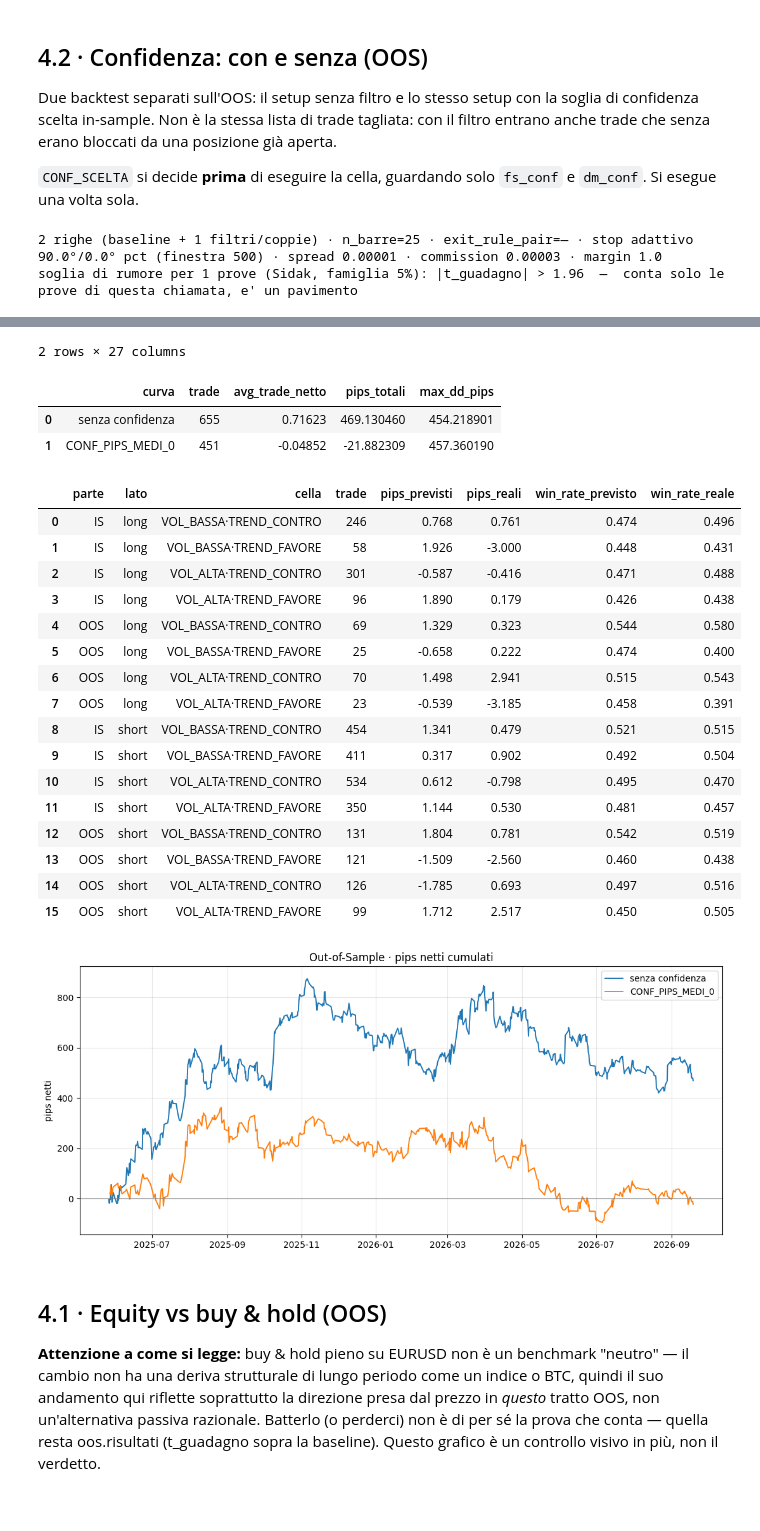
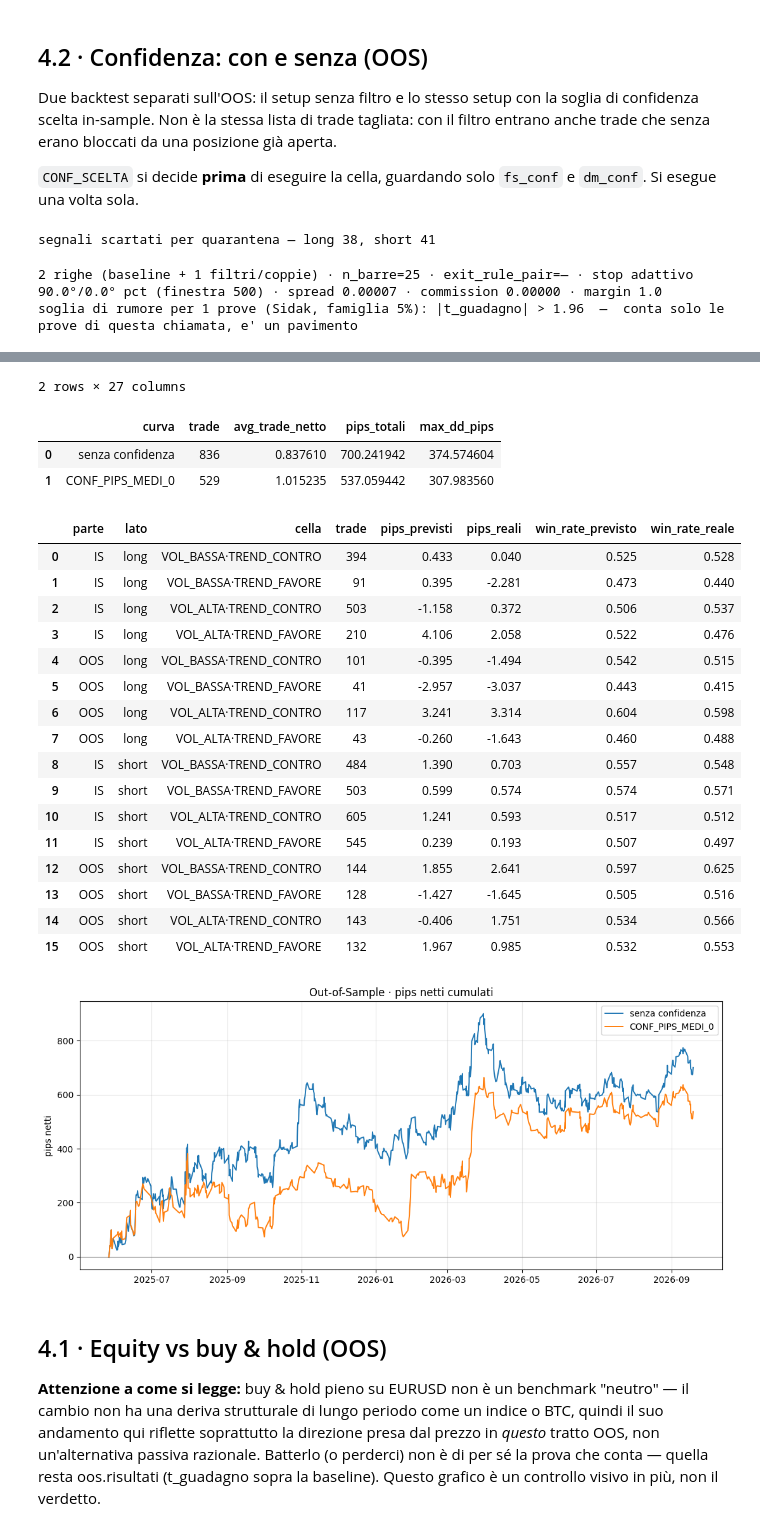
Before and after one commit to matti410/Trading-System-Creator_V4, a Jupyter notebook: Trading_Grid_Search_v4_backtesting.ipynb, the cells around one changed output, grey strips where cells are left out. Saved outputs shown, nothing was run; the diff lists cells and outputs as text; code cells hidden in the pictures.

```diff
--- a/Trading_Grid_Search_v4_backtesting.ipynb
+++ b/Trading_Grid_Search_v4_backtesting.ipynb
@@ -173,0 +149,18 @@ EURUSD  [forex]  conto in USD
+# %%
+CASH = 10_000_000     # capitale del backtest: deve superare il prezzo di UNA unita'.
+                      # I pips per trade non dipendono da CASH.
+
+# Conto IC Markets Standard (quello del demo): nessuna commissione, il costo e'
+# tutto nello spread. Valori in pips, una riga per symbol.
+SPREAD_PIPS          = {"EURUSD": 0.8}    # spread normale, da listino
+SPREAD_ROLLOVER_PIPS = {"EURUSD": 1.5}    # spread nel rollover: STIMA, da correggere
+                                          # leggendolo in MT5 verso le 23:00 italiane
+if symbol not in SPREAD_PIPS:
+    raise ValueError(f"Manca lo spread di {symbol}: aggiungi una riga a SPREAD_PIPS "
+                     "e a SPREAD_ROLLOVER_PIPS.")
+
+costi = parametri_backtest(symbol, bars=df, valuta_conto="USD", usa_mt5=False,
+                           spread_pips=SPREAD_PIPS[symbol], commissione_rt=0.0)
+costi["cash"] = CASH                                          # ogni **costi passa anche il capitale
+costi["spread_rollover_pips"] = SPREAD_ROLLOVER_PIPS[symbol]  # ... e lo spread del rollover
+costi   # -> {'spread': ..., 'commission': 0.0, 'cash': ..., 'spread_rollover_pips': ...}
@@ -568,7 +576,7 @@ fs = run_filter_search_bt(
     n_barre=H,
     filtri=filtri_da_provare,
     perc_sl=90.0, perc_tp=0.0, **costi, min_trades_giudizio=100,
-    p_max=5.0, alpha=0.05
+    p_max=5.0, alpha=0.05, inverti_su_opposto=True
 )
 fs.top(10)
 # %% [output]
@@ -719,7 +728,7 @@ segnale non si trada.
 base_completa = run_filter_search_bt(
     df, entry_long=entry_long_cong, entry_short=entry_short_cong,
     exit_rule_pair=fs.exit_rule_pair, n_barre=fs.n_barre, filtri=[],
-    perc_sl=90.0, perc_tp=0.0, **costi, verbose=False)
+    perc_sl=90.0, perc_tp=0.0, **costi, inverti_su_opposto=True, verbose=False)
 esiti = esiti_trade(base_completa.trades(), df, fs.pip_size, costi["commission"])
 
 # 2. la confidenza barra per barra, per ciascun lato attivo
@@ -762,7 +771,7 @@ fs_conf = run_filter_search_bt(
     exit_rule_pair=fs.exit_rule_pair, n_barre=fs.n_barre,
     filtri=filtri_conf,
     perc_sl=90.0, perc_tp=0.0, **costi, min_trades_giudizio=100,
-    p_max=5.0, alpha=0.05)
+    p_max=5.0, alpha=0.05, inverti_su_opposto=True)
 fs_conf.top(10)
 # %% [output]
 setup della tabella: long = OR(E11_INVERTED_HAMMER|E1_RSI_CROSS_OVERSOLD)+CONF_NOTA · short = OR(E4_SHORT_EMA_CROSS_DOWN|E9_SHORT_CLOSING_PATTERN_ONLY_II)+CONF_NOTA
@@ -871,7 +882,7 @@ oos_conf = run_filter_search_bt(
     exit_rule_pair=fs.exit_rule_pair, n_barre=fs.n_barre,
     filtri=filtri_conf_oos,
     perc_sl=90.0, perc_tp=0.0, finestra=500, lag=1,
-    **costi, margin=1.0, min_trades=fs.min_trades)
+    **costi, margin=1.0, min_trades=fs.min_trades, inverti_su_opposto=True)
 display(oos_conf.risultati)
 
 ax, tabella_conf = plot_oos_confidenza(oos_conf.trades(), oos_conf.trades(CONF_SCELTA),
@@ -882,6 +893,7 @@ display(tabella_conf)
 report_calibrazione(esiti, df, split=df_oos.index[0], conf_long=conf_long,
                     conf_short=conf_short, mostra_oos=True).round(3)
 # %% [output]
-2 righe (baseline + 1 filtri/coppie) · n_barre=25 · exit_rule_pair=— · stop adattivo 90.0°/0.0° pct (finestra 500) · spread 0.00001 · commission 0.00003 · margin 1.0
-soglia di rumore per 1 prove (Sidak, famiglia 5%): |t_guadagno| > 1.96  —  conta solo le prove di questa chiamata, e' un pavimento
+segnali scartati per quarantena — long 38, short 41
+2 righe (baseline + 1 filtri/coppie) · n_barre=25 · exit_rule_pair=— · stop adattivo 90.0°/0.0° pct (finestra 500) · spread 0.00007 · commission 0.00000 · margin 1.0
+soglia di rumore per 1 prove (Sidak, famiglia 5%): |t_guadagno| > 1.96  —  conta solo le prove di questa chiamata, e' un pavimento
 |  | filtro | filtro_long | filtro_short | trades | pnl_pct | sharpe | max_dd_pct | win_rate_pct | ... |
@@ -890,25 +902,25 @@ soglia di rumore per 1 prove (Sidak, famiglia 5%): |t_guadagno| > 1.96  —  con
-2 rows × 27 columns
+2 rows × 27 columns
 |  | curva | trade | avg_trade_netto | pips_totali | max_dd_pips |
-| 0 | senza confidenza | 655 | 0.71623 | 469.130460 | 454.218901 |
-| 1 | CONF_PIPS_MEDI_0 | 451 | -0.04852 | -21.882309 | 457.360190 |
+| 0 | senza confidenza | 836 | 0.837610 | 700.241942 | 374.574604 |
+| 1 | CONF_PIPS_MEDI_0 | 529 | 1.015235 | 537.059442 | 307.983560 |
 |  | parte | lato | cella | trade | pips_previsti | pips_reali | win_rate_previsto | win_rate_reale |
-| 0 | IS | long | VOL_BASSA·TREND_CONTRO | 246 | 0.768 | 0.761 | 0.474 | 0.496 |
-| 1 | IS | long | VOL_BASSA·TREND_FAVORE | 58 | 1.926 | -3.000 | 0.448 | 0.431 |
-| 2 | IS | long | VOL_ALTA·TREND_CONTRO | 301 | -0.587 | -0.416 | 0.471 | 0.488 |
-| 3 | IS | long | VOL_ALTA·TREND_FAVORE | 96 | 1.890 | 0.179 | 0.426 | 0.438 |
-| 4 | OOS | long | VOL_BASSA·TREND_CONTRO | 69 | 1.329 | 0.323 | 0.544 | 0.580 |
-| 5 | OOS | long | VOL_BASSA·TREND_FAVORE | 25 | -0.658 | 0.222 | 0.474 | 0.400 |
-| 6 | OOS | long | VOL_ALTA·TREND_CONTRO | 70 | 1.498 | 2.941 | 0.515 | 0.543 |
-| 7 | OOS | long | VOL_ALTA·TREND_FAVORE | 23 | -0.539 | -3.185 | 0.458 | 0.391 |
-| 8 | IS | short | VOL_BASSA·TREND_CONTRO | 454 | 1.341 | 0.479 | 0.521 | 0.515 |
-| 9 | IS | short | VOL_BASSA·TREND_FAVORE | 411 | 0.317 | 0.902 | 0.492 | 0.504 |
-| 10 | IS | short | VOL_ALTA·TREND_CONTRO | 534 | 0.612 | -0.798 | 0.495 | 0.470 |
-| 11 | IS | short | VOL_ALTA·TREND_FAVORE | 350 | 1.144 | 0.530 | 0.481 | 0.457 |
-| 12 | OOS | short | VOL_BASSA·TREND_CONTRO | 131 | 1.804 | 0.781 | 0.542 | 0.519 |
-| 13 | OOS | short | VOL_BASSA·TREND_FAVORE | 121 | -1.509 | -2.560 | 0.460 | 0.438 |
-| 14 | OOS | short | VOL_ALTA·TREND_CONTRO | 126 | -1.785 | 0.693 | 0.497 | 0.516 |
-| 15 | OOS | short | VOL_ALTA·TREND_FAVORE | 99 | 1.712 | 2.517 | 0.450 | 0.505 |
+| 0 | IS | long | VOL_BASSA·TREND_CONTRO | 394 | 0.433 | 0.040 | 0.525 | 0.528 |
+| 1 | IS | long | VOL_BASSA·TREND_FAVORE | 91 | 0.395 | -2.281 | 0.473 | 0.440 |
+| 2 | IS | long | VOL_ALTA·TREND_CONTRO | 503 | -1.158 | 0.372 | 0.506 | 0.537 |
+| 3 | IS | long | VOL_ALTA·TREND_FAVORE | 210 | 4.106 | 2.058 | 0.522 | 0.476 |
+| 4 | OOS | long | VOL_BASSA·TREND_CONTRO | 101 | -0.395 | -1.494 | 0.542 | 0.515 |
+| 5 | OOS | long | VOL_BASSA·TREND_FAVORE | 41 | -2.957 | -3.037 | 0.443 | 0.415 |
+| 6 | OOS | long | VOL_ALTA·TREND_CONTRO | 117 | 3.241 | 3.314 | 0.604 | 0.598 |
+| 7 | OOS | long | VOL_ALTA·TREND_FAVORE | 43 | -0.260 | -1.643 | 0.460 | 0.488 |
+| 8 | IS | short | VOL_BASSA·TREND_CONTRO | 484 | 1.390 | 0.703 | 0.557 | 0.548 |
+| 9 | IS | short | VOL_BASSA·TREND_FAVORE | 503 | 0.599 | 0.574 | 0.574 | 0.571 |
+| 10 | IS | short | VOL_ALTA·TREND_CONTRO | 605 | 1.241 | 0.593 | 0.517 | 0.512 |
+| 11 | IS | short | VOL_ALTA·TREND_FAVORE | 545 | 0.239 | 0.193 | 0.507 | 0.497 |
+| 12 | OOS | short | VOL_BASSA·TREND_CONTRO | 144 | 1.855 | 2.641 | 0.597 | 0.625 |
+| 13 | OOS | short | VOL_BASSA·TREND_FAVORE | 128 | -1.427 | -1.645 | 0.505 | 0.516 |
+| 14 | OOS | short | VOL_ALTA·TREND_CONTRO | 143 | -0.406 | 1.751 | 0.534 | 0.566 |
+| 15 | OOS | short | VOL_ALTA·TREND_FAVORE | 132 | 1.967 | 0.985 | 0.532 | 0.553 |
-[figure, old version]
+[figure, new version]
 # %% [markdown]
 ## 4.1 · Equity vs buy & hold (OOS)
 
```
Also changed, not shown: parts of 25 cells of this notebook.
